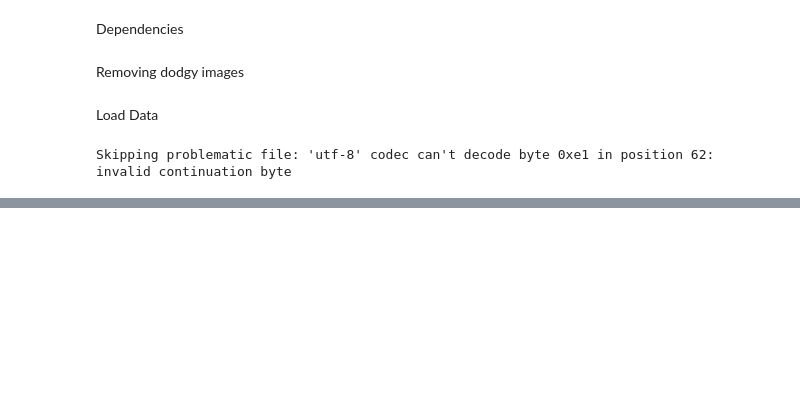
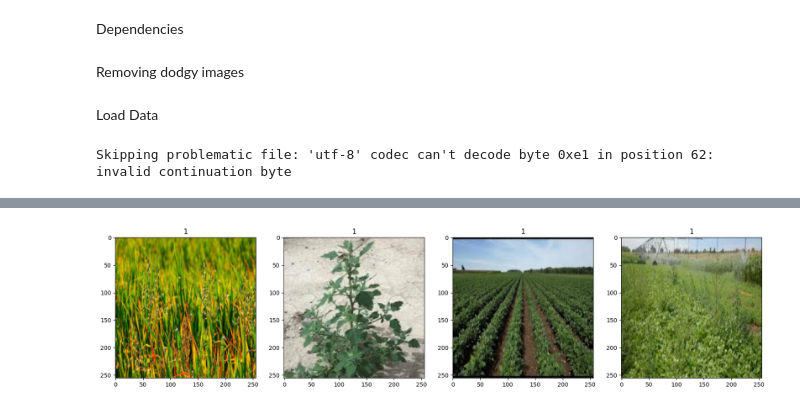
Before and after one commit to gideonbruce/Image-training-model, a Jupyter notebook: image_classifier.ipynb, the cells around one changed output, grey strips where cells are left out. Cells and saved outputs as stored; diff of their text form; code cells hidden in the pictures; blank space fills up the shorter version.

```diff
--- a/image_classifier.ipynb
+++ b/image_classifier.ipynb
@@ -46,6 +46,30 @@ def check_file_names(directory):
                 print(f"Non-UTF-8 file or directory name: {os.path.join(root, name)}")
 
 check_file_names('data')
+# %%
+import cv2
+import matplotlib.pyplot as plt
+
+def show_image(image_path):
+    img = cv2.imread(image_path)
+    if img is not None:
+        img = cv2.cvtColor(img, cv2.COLOR_BGR2RGB)
+        plt.imshow(img)
+        plt.axis("off")
+        plt.title(image_path)
+        plt.show()
+    else:
+        print(f"❌ Unable to read: {image_path}")
+
+data_dir = "data"
+
+for root, _, files in os.walk(data_dir):
+    for file in files:
+        file_path = os.path.join(root, file)
+        img = cv2.imread(file_path)
+        if img is None:  # Image is unreadable
+            print(f"❌ Corrupted image: {file_path}")
+            show_image(file_path)  # Show the image
 # %%
 import tensorflow as tf
 
@@ -86,0 +112,11 @@ UnicodeDecodeError: 'utf-8' codec can't decode byte 0xe1 in position 62: invalid
+# %%
+data_iterator = data.as_numpy_iterator()
+# %%
+batch = data_iterator.next()
+# %%
+fig, ax = plt.subplots(ncols=4, figsize=(20,20))
+for idx, img in enumerate(batch[0][:4]):
+    ax[idx].imshow(img.astype(int))
+    ax[idx].title.set_text(batch[1][idx])
+# %% [output]
+[figure, added]
```
Also changed, not shown: parts of 4 cells of this notebook, 11 other files.
